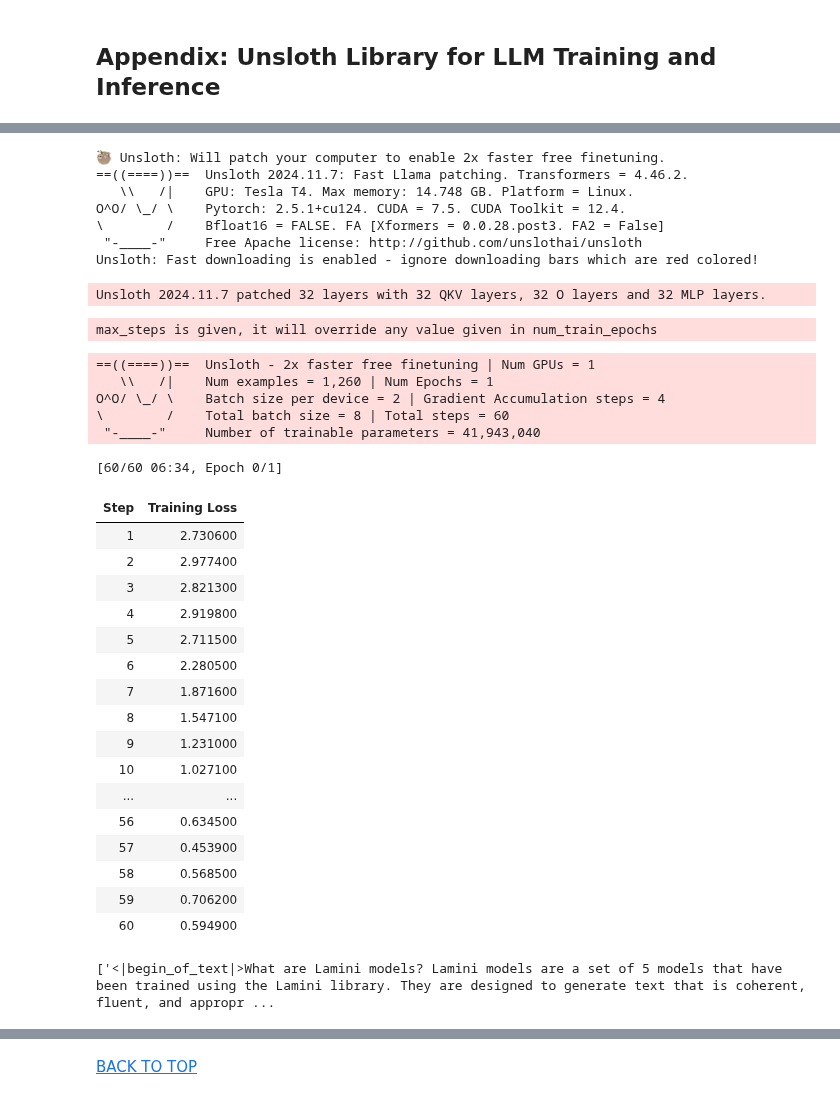
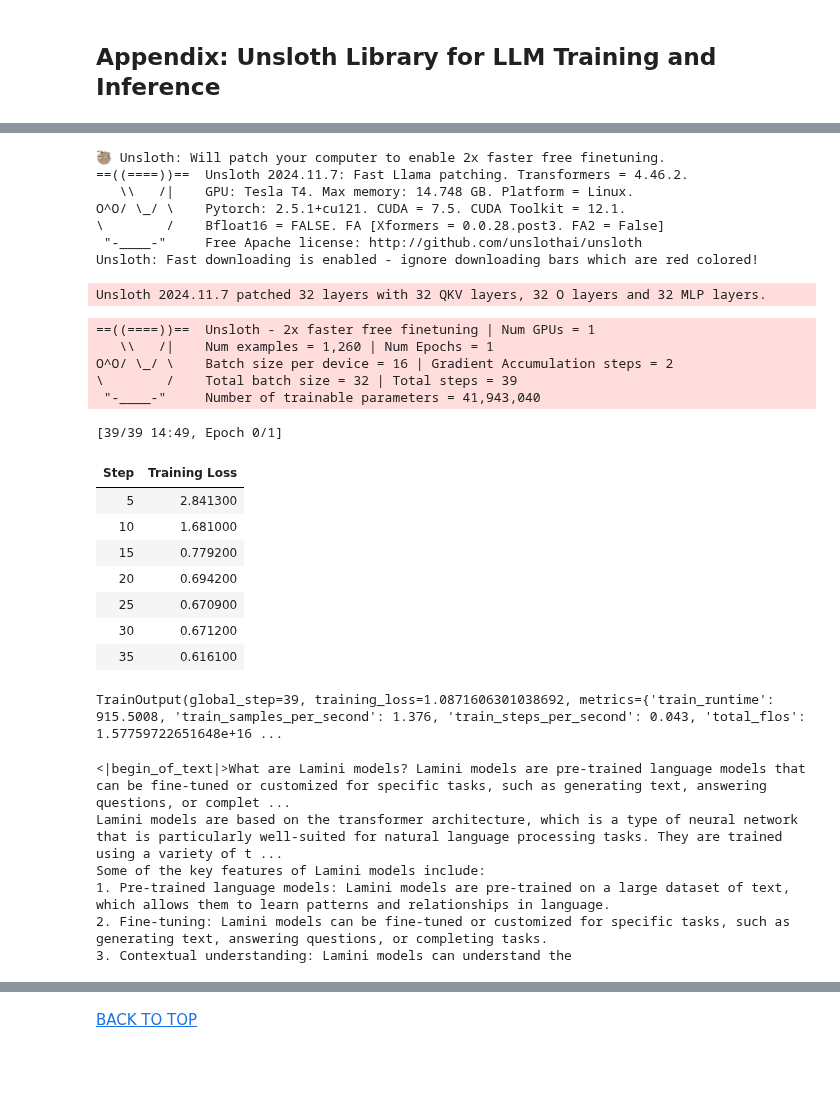
Before and after one commit to avakanski/Fall-2024-Applied-Data-Science-with-Python, a Jupyter notebook: docs/Lectures/Theme_3-Model_Engineering/Lecture_22-LLMs/Lecture_22-LLMs.ipynb, the cells around one changed output, grey strips where cells are left out. Drawn from its saved outputs; the diff is of its cells as text; code cells hidden in the pictures; blank space fills up the shorter version.

```diff
--- a/docs/Lectures/Theme_3-Model_Engineering/Lecture_22-LLMs/Lecture_22-LLMs.ipynb
+++ b/docs/Lectures/Theme_3-Model_Engineering/Lecture_22-LLMs/Lecture_22-LLMs.ipynb
@@ -542,8 +527,7 @@ from unsloth import FastLanguageModel
 import torch
 
 model, tokenizer = FastLanguageModel.from_pretrained(
-    model_name = "unsloth/Meta-Llama-3.1-8B",
-    # Choose max_seq_length for output text
+    model_name = "unsloth/Meta-Llama-3.1-8B-Instruct-bnb-4bit",
     max_seq_length = 2048,
     dtype = None,
     load_in_4bit = True,
@@ -552,7 +536,7 @@ model, tokenizer = FastLanguageModel.from_pretrained(
 🦥 Unsloth: Will patch your computer to enable 2x faster free finetuning.
 ==((====))==  Unsloth 2024.11.7: Fast Llama patching. Transformers = 4.46.2.
    \\   /|    GPU: Tesla T4. Max memory: 14.748 GB. Platform = Linux.
-O^O/ \_/ \    Pytorch: 2.5.1+cu124. CUDA = 7.5. CUDA Toolkit = 12.4.
+O^O/ \_/ \    Pytorch: 2.5.1+cu121. CUDA = 7.5. CUDA Toolkit = 12.1.
 \        /    Bfloat16 = FALSE. FA [Xformers = 0.0.28.post3. FA2 = False]
  "-____-"     Free Apache license: http://github.com/unslothai/unsloth
 Unsloth: Fast downloading is enabled - ignore downloading bars which are red colored!
@@ -592,15 +576,14 @@ trainer = SFTTrainer(
     dataset_num_proc = 2,
     packing = False, # Can make training 5x faster for short sequences.
     args = TrainingArguments(
-        per_device_train_batch_size = 2,
-        gradient_accumulation_steps = 4,
+        per_device_train_batch_size = 16,
+        gradient_accumulation_steps = 2,
         warmup_steps = 5,
-        # num_train_epochs = 1, # Set this for 1 full training run.
-        max_steps = 60,
+        num_train_epochs = 1,
         learning_rate = 2e-4,
         fp16 = not is_bfloat16_supported(),
         bf16 = is_bfloat16_supported(),
-        logging_steps = 1,
+        logging_steps = 5,
         optim = "adamw_8bit",
         weight_decay = 0.01,
         lr_scheduler_type = "linear",
@@ -609,46 +592,42 @@ trainer = SFTTrainer(
         report_to="none"
     ),
 )
-# %% [output]
-max_steps is given, it will override any value given in num_train_epochs
-# %%
-trainer_stats = trainer.train()
-# %% [output]
-==((====))==  Unsloth - 2x faster free finetuning | Num GPUs = 1
-   \\   /|    Num examples = 1,260 | Num Epochs = 1
-O^O/ \_/ \    Batch size per device = 2 | Gradient Accumulation steps = 4
-\        /    Total batch size = 8 | Total steps = 60
- "-____-"     Number of trainable parameters = 41,943,040
-[60/60 06:34, Epoch 0/1]
-| Step | Training Loss |
-| 1 | 2.730600 |
-| 2 | 2.977400 |
-| 3 | 2.821300 |
-| 4 | 2.919800 |
-| 5 | 2.711500 |
-| 6 | 2.280500 |
-| 7 | 1.871600 |
-| 8 | 1.547100 |
-| 9 | 1.231000 |
-| 10 | 1.027100 |
-| ... | ... |
-| 56 | 0.634500 |
-| 57 | 0.453900 |
-| 58 | 0.568500 |
-| 59 | 0.706200 |
-| 60 | 0.594900 |
+# %%
+trainer.train()
+# %% [output]
+==((====))==  Unsloth - 2x faster free finetuning | Num GPUs = 1
+   \\   /|    Num examples = 1,260 | Num Epochs = 1
+O^O/ \_/ \    Batch size per device = 16 | Gradient Accumulation steps = 2
+\        /    Total batch size = 32 | Total steps = 39
+ "-____-"     Number of trainable parameters = 41,943,040
+[39/39 14:49, Epoch 0/1]
+| Step | Training Loss |
+| 5 | 2.841300 |
+| 10 | 1.681000 |
+| 15 | 0.779200 |
+| 20 | 0.694200 |
+| 25 | 0.670900 |
+| 30 | 0.671200 |
+| 35 | 0.616100 |
+TrainOutput(global_step=39, training_loss=1.0871606301038692, metrics={'train_runtime': 915.5008, 'train_samples_per_second': 1.376, 'train_steps_per_second': 0.043, 'total_flos': 1.57759722651648e+16 ...
 # %%
 # Perform inference
 FastLanguageModel.for_inference(model)
 prompt = "What are Lamini models?"
 inputs = tokenizer([prompt.format(
-        "Continue the fibonnaci sequence.", # instruction
-        "1, 1, 2, 3, 5, 8", # input
-        "", # output - leave this blank for generation!
+        "", # instruction
+        "", # input
+        "", # output
         )], return_tensors = "pt").to("cuda")
-outputs = model.generate(**inputs, max_new_tokens = 64, use_cache = True)
-tokenizer.batch_decode(outputs)
+outputs = model.generate(**inputs, max_new_tokens=200, use_cache=True)
+decoded_output = tokenizer.batch_decode(outputs)
+print("\n".join(decoded_output))
 # %% [output]
-['<|begin_of_text|>What are Lamini models? Lamini models are a set of 5 models that have been trained using the Lamini library. They are designed to generate text that is coherent, fluent, and appropr ...
+<|begin_of_text|>What are Lamini models? Lamini models are pre-trained language models that can be fine-tuned or customized for specific tasks, such as generating text, answering questions, or complet ...
+Lamini models are based on the transformer architecture, which is a type of neural network that is particularly well-suited for natural language processing tasks. They are trained using a variety of t ...
+Some of the key features of Lamini models include:
+1. Pre-trained language models: Lamini models are pre-trained on a large dataset of text, which allows them to learn patterns and relationships in language.
+2. Fine-tuning: Lamini models can be fine-tuned or customized for specific tasks, such as generating text, answering questions, or completing tasks.
+3. Contextual understanding: Lamini models can understand the
 # %%
 # Perform inference
```
Also changed, not shown: parts of 10 cells of this notebook.
